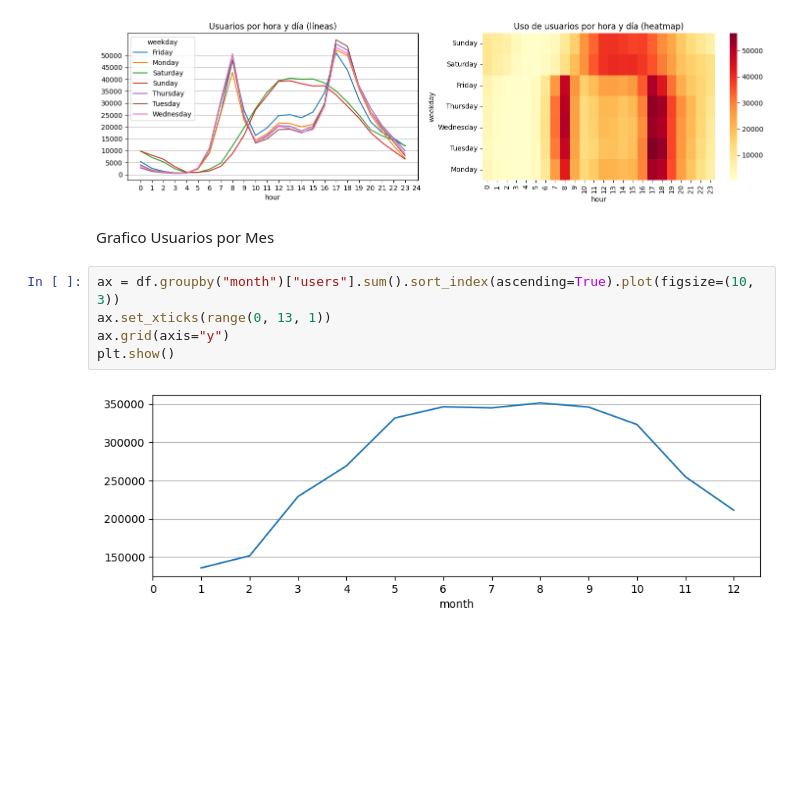
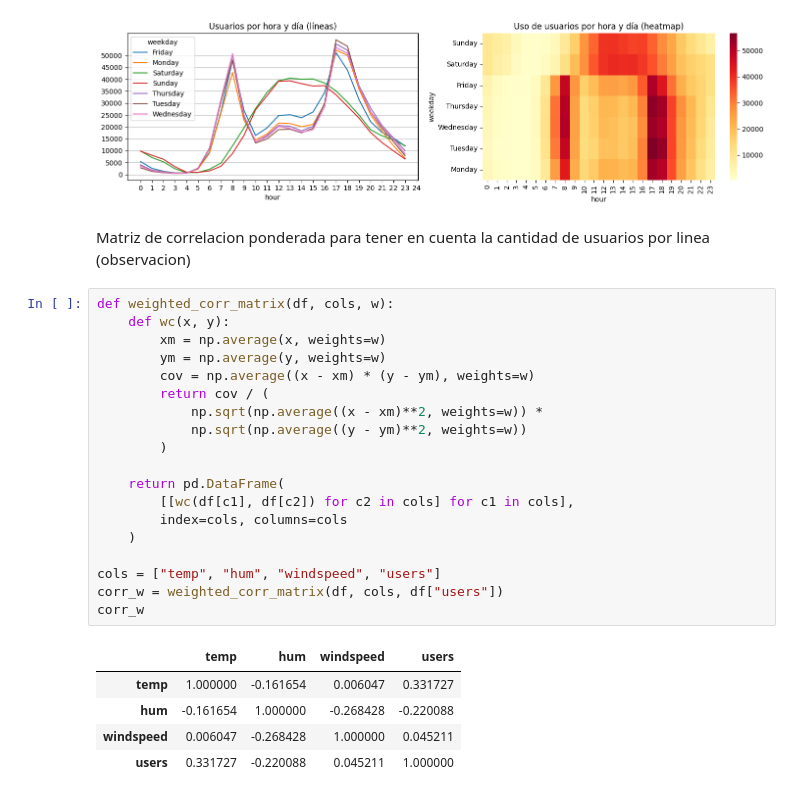
Before and after one commit to jheinsonand/Prediccion_uso_bicicletas, a Jupyter notebook: notebooks/01_eda_preprocess.ipynb, the cells around one changed output. Drawn from its saved outputs; the diff is of its cells as text; blank space fills up the shorter version.

```diff
--- a/notebooks/01_eda_preprocess.ipynb
+++ b/notebooks/01_eda_preprocess.ipynb
@@ -229,12 +230,30 @@ weekday  Friday  Monday  Saturday  Sunday  Thursday  Tuesday  Wednesday
 hour
 0        5453.0  3571.0    9902.0  9791.0    4071.0   2818.0     3594.0
 [figure]
-# %% [markdown]
-Grafico Usuarios por Mes
-# %%
-ax = df.groupby("month")["users"].sum().sort_index(ascending=True).plot(figsize=(10, 3))
-ax.set_xticks(range(0, 13, 1))
-ax.grid(axis="y")
-plt.show()
-# %% [output]
-[figure, removed]
+# %% [markdown]
+Matriz de correlacion ponderada para tener en cuenta la cantidad de usuarios por linea (observacion)
+# %%
+def weighted_corr_matrix(df, cols, w):
+    def wc(x, y):
+        xm = np.average(x, weights=w)
+        ym = np.average(y, weights=w)
+        cov = np.average((x - xm) * (y - ym), weights=w)
+        return cov / (
+            np.sqrt(np.average((x - xm)**2, weights=w)) *
+            np.sqrt(np.average((y - ym)**2, weights=w))
+        )
+
+    return pd.DataFrame(
+        [[wc(df[c1], df[c2]) for c2 in cols] for c1 in cols],
+        index=cols, columns=cols
+    )
+
+cols = ["temp", "hum", "windspeed", "users"]
+corr_w = weighted_corr_matrix(df, cols, df["users"])
+corr_w
+# %% [output]
+|  | temp | hum | windspeed | users |
+| temp | 1.000000 | -0.161654 | 0.006047 | 0.331727 |
+| hum | -0.161654 | 1.000000 | -0.268428 | -0.220088 |
+| windspeed | 0.006047 | -0.268428 | 1.000000 | 0.045211 |
+| users | 0.331727 | -0.220088 | 0.045211 | 1.000000 |
```
Also changed, not shown: parts of 8 cells of this notebook, 2 other files.
